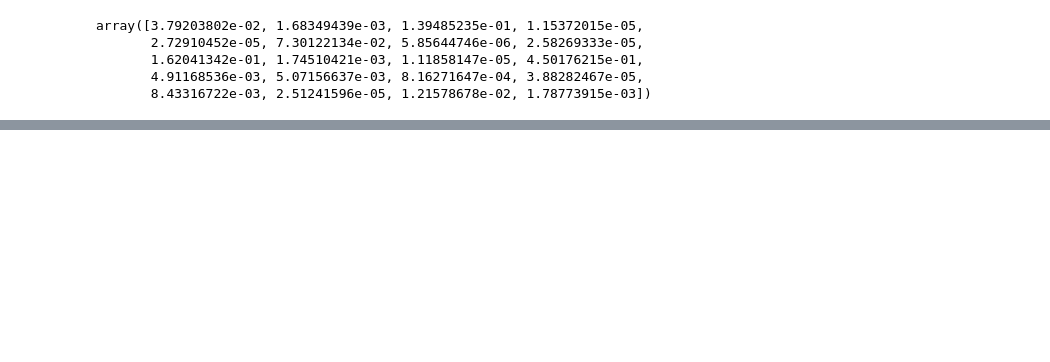
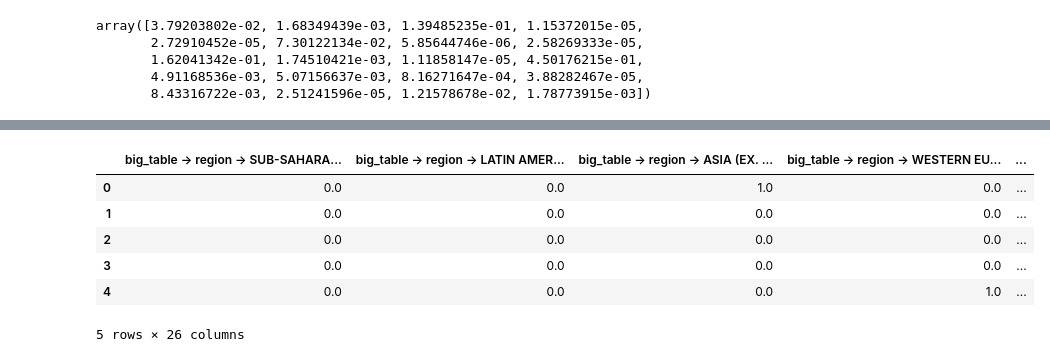
Before and after one commit to raynardj/python4ml, a Jupyter notebook: experiments/structured_data_preprocessor.ipynb, the cells around one changed output, grey strips where cells are left out. Cells and saved outputs as stored; diff of their text form; code cells hidden in the pictures; blank space fills up the shorter version.

```diff
--- a/experiments/structured_data_preprocessor.ipynb
+++ b/experiments/structured_data_preprocessor.ipynb
@@ -304,0 +386,2 @@ countries
+# %%
+tb_big = tabulate("big_table")
@@ -304,0 +390,3 @@ countries
+# %%
+sample_2 = tb_big.prepro(countries[:5])
+sample_2
@@ -304,0 +411,10 @@ countries
+# %%
+tb_big.check_dim(sample_2)
+# %% [output]
+|  | big_table -> region -> SUB-SAHARA... | big_table -> region -> LATIN AMER... | big_table -> region -> ASIA (EX. ... | big_table -> region -> WESTERN EU... | ... |
+| 0 | 0.0 | 0.0 | 1.0 | 0.0 | ... |
+| 1 | 0.0 | 0.0 | 0.0 | 0.0 | ... |
+| 2 | 0.0 | 0.0 | 0.0 | 0.0 | ... |
+| 3 | 0.0 | 0.0 | 0.0 | 0.0 | ... |
+| 4 | 0.0 | 0.0 | 0.0 | 1.0 | ... |
+5 rows × 26 columns
```
Also changed, not shown: parts of 33 cells of this notebook.
